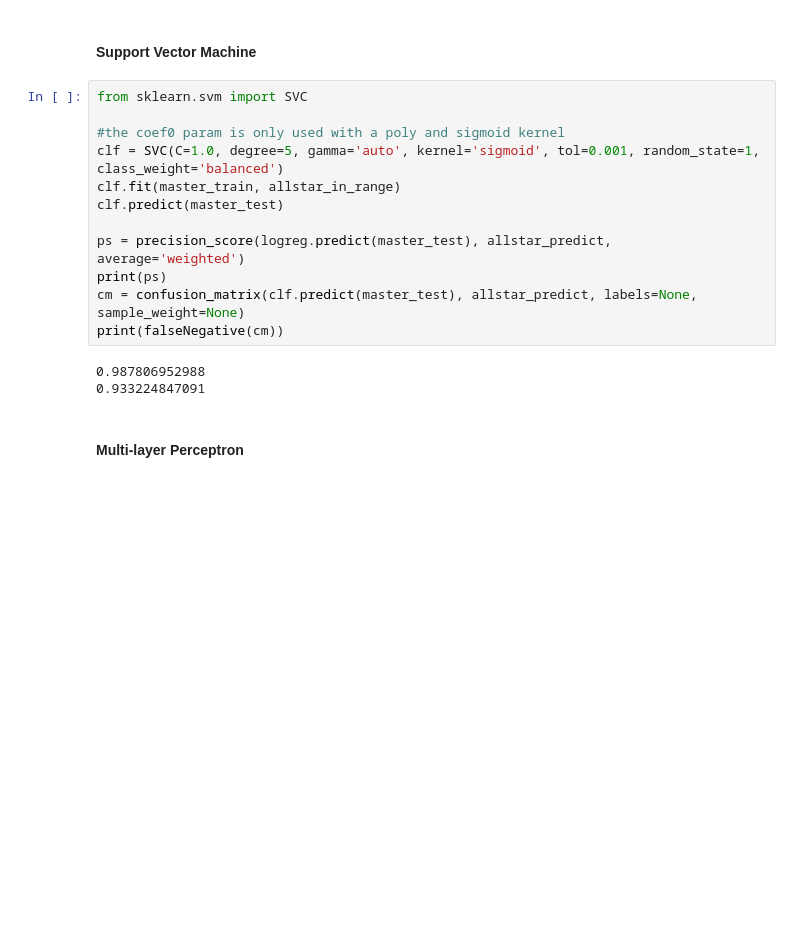
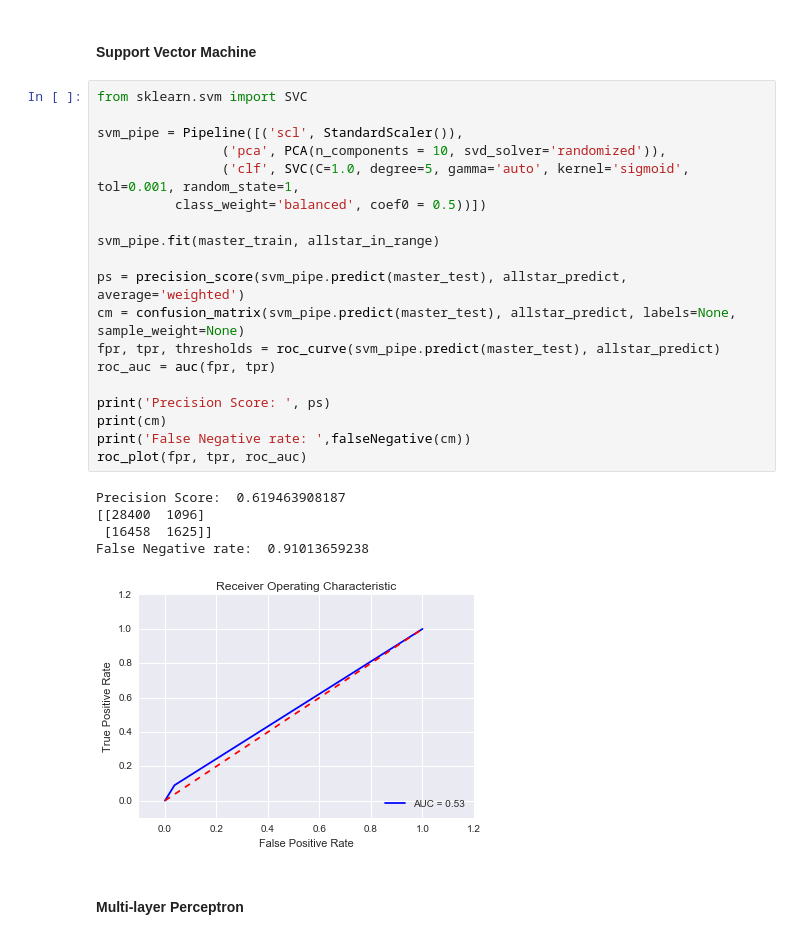
Before and after one commit to quincyschurr/machineLearning, a Jupyter notebook: Lab2/Lab2.ipynb, the cells around one changed output. Cells and saved outputs as stored; diff of their text form; blank space fills up the shorter version.

```diff
--- a/Lab2/Lab2.ipynb
+++ b/Lab2/Lab2.ipynb
@@ -319,18 +336,28 @@ print(falseNegative(cm))
 # %%
 from sklearn.svm import SVC
 
-#the coef0 param is only used with a poly and sigmoid kernel
-clf = SVC(C=1.0, degree=5, gamma='auto', kernel='sigmoid', tol=0.001, random_state=1, class_weight='balanced')
-clf.fit(master_train, allstar_in_range)
-clf.predict(master_test)
+svm_pipe = Pipeline([('scl', StandardScaler()),
+                ('pca', PCA(n_components = 10, svd_solver='randomized')),
+                ('clf', SVC(C=1.0, degree=5, gamma='auto', kernel='sigmoid', tol=0.001, random_state=1,
+          class_weight='balanced', coef0 = 0.5))])
 
-ps = precision_score(logreg.predict(master_test), allstar_predict, average='weighted')
-print(ps)
-cm = confusion_matrix(clf.predict(master_test), allstar_predict, labels=None, sample_weight=None)
-print(falseNegative(cm))
+svm_pipe.fit(master_train, allstar_in_range)
+
+ps = precision_score(svm_pipe.predict(master_test), allstar_predict, average='weighted')
+cm = confusion_matrix(svm_pipe.predict(master_test), allstar_predict, labels=None, sample_weight=None)
+fpr, tpr, thresholds = roc_curve(svm_pipe.predict(master_test), allstar_predict)
+roc_auc = auc(fpr, tpr)
+
+print('Precision Score: ', ps)
+print(cm)
+print('False Negative rate: ',falseNegative(cm))
+roc_plot(fpr, tpr, roc_auc)
 # %% [output]
-0.987806952988
-0.933224847091
+Precision Score:  0.619463908187
+[[28400  1096]
+ [16458  1625]]
+False Negative rate:  0.91013659238
+[figure, added]
 # %% [markdown]
 #### Multi-layer Perceptron
 # %%
```
Also changed, not shown: parts of 20 cells of this notebook.
